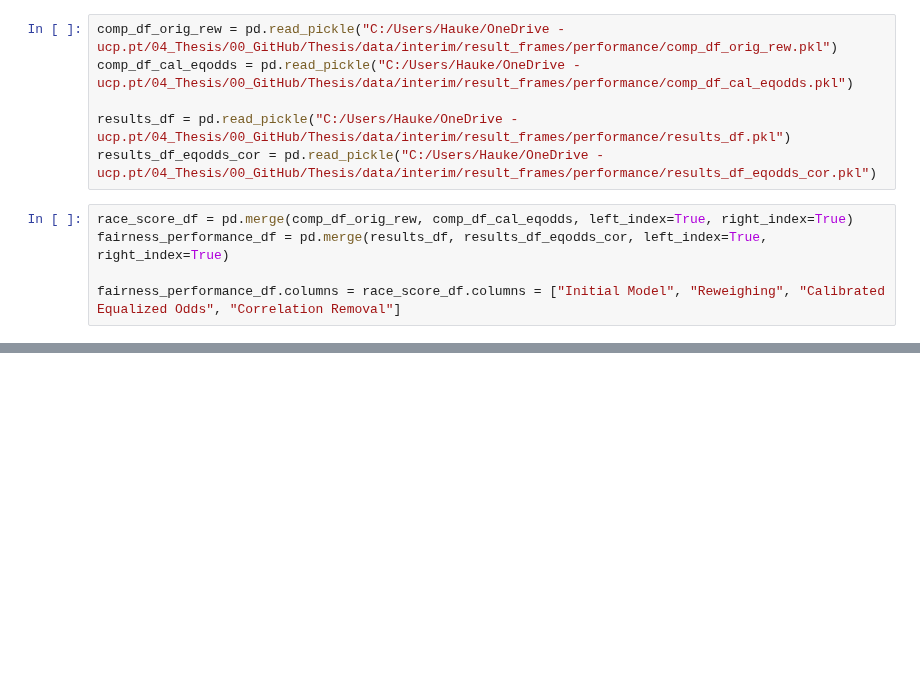
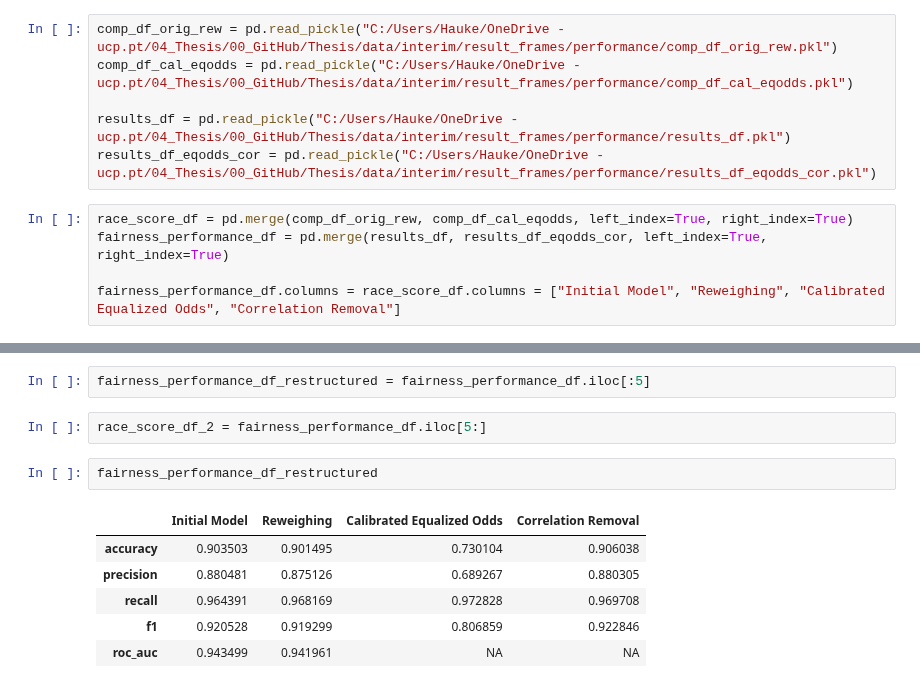
Before and after one commit to HaukeSchwarz/Thesis, a Jupyter notebook: notebooks/Aggregated_Result_Analysis.ipynb, the cells around one changed output, grey strips where cells are left out. Cells and saved outputs as stored; diff of their text form; blank space fills up the shorter version.

Commit message:
restructured dfs for performance and fairness

```diff
--- a/notebooks/Aggregated_Result_Analysis.ipynb
+++ b/notebooks/Aggregated_Result_Analysis.ipynb
@@ -81,0 +82,13 @@ plt.show()
+# %%
+fairness_performance_df_restructured = fairness_performance_df.iloc[:5]
+# %%
+race_score_df_2 = fairness_performance_df.iloc[5:]
+# %%
+fairness_performance_df_restructured
+# %% [output]
+|  | Initial Model | Reweighing | Calibrated Equalized Odds | Correlation Removal |
+| accuracy | 0.903503 | 0.901495 | 0.730104 | 0.906038 |
+| precision | 0.880481 | 0.875126 | 0.689267 | 0.880305 |
+| recall | 0.964391 | 0.968169 | 0.972828 | 0.969708 |
+| f1 | 0.920528 | 0.919299 | 0.806859 | 0.922846 |
+| roc_auc | 0.943499 | 0.941961 | NA | NA |
```
Also changed, not shown: parts of 5 cells of this notebook.
